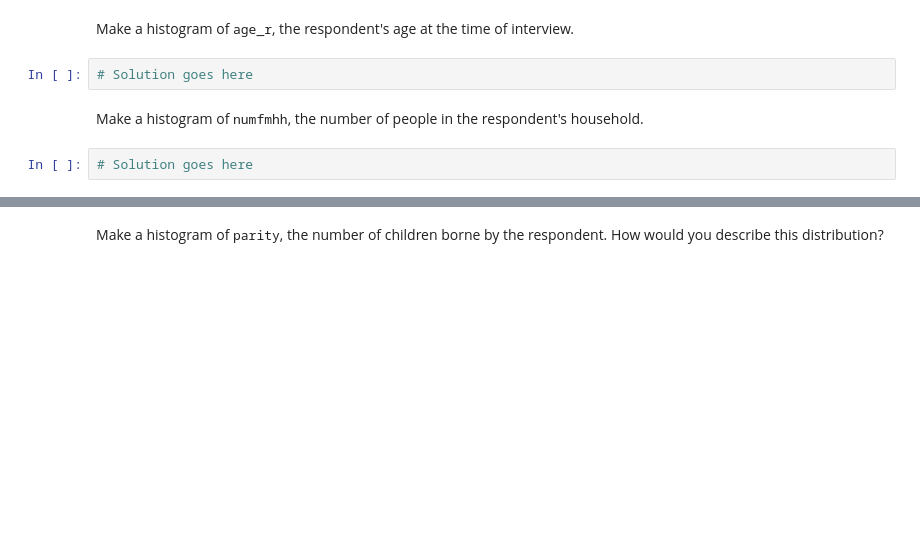
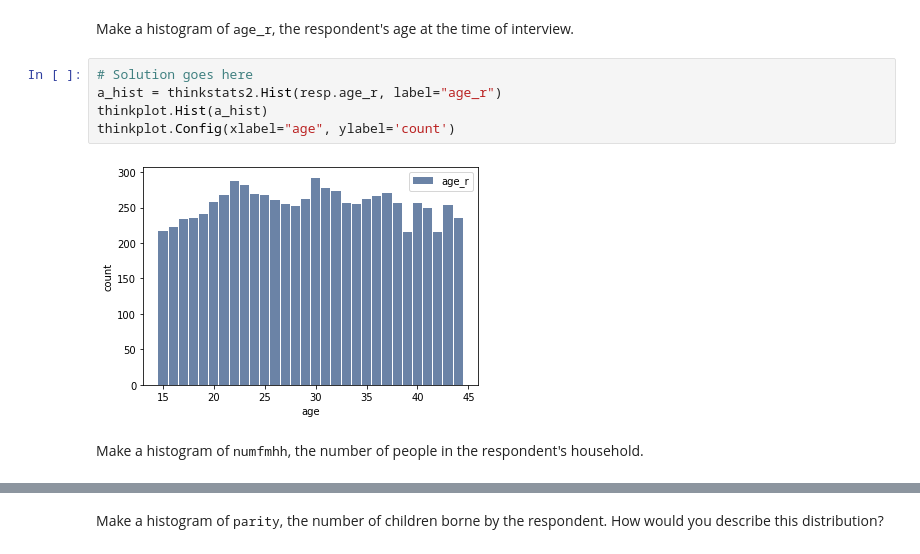
Before and after one commit to chriys/ThinkStats2, a Jupyter notebook: code/chap02ex.ipynb, the cells around one changed output, grey strips where cells are left out. Drawn from its saved outputs; the diff is of its cells as text; blank space fills up the shorter version.

```diff
--- a/code/chap02ex.ipynb
+++ b/code/chap02ex.ipynb
@@ -248,8 +278,11 @@ Make a histogram of <tt>totincr</tt> the total income for the respondent's famil
 # %% [markdown]
 Make a histogram of <tt>age_r</tt>, the respondent's age at the time of interview.
-# %%
-# Solution goes here
+# %%
+# Solution goes here
+a_hist = thinkstats2.Hist(resp.age_r, label="age_r")
+thinkplot.Hist(a_hist)
+thinkplot.Config(xlabel="age", ylabel='count')
+# %% [output]
+[figure, added]
 # %% [markdown]
 Make a histogram of <tt>numfmhh</tt>, the number of people in the respondent's household.
-# %%
-# Solution goes here
```
Also changed, not shown: parts of 22 cells of this notebook, 1 other file.
